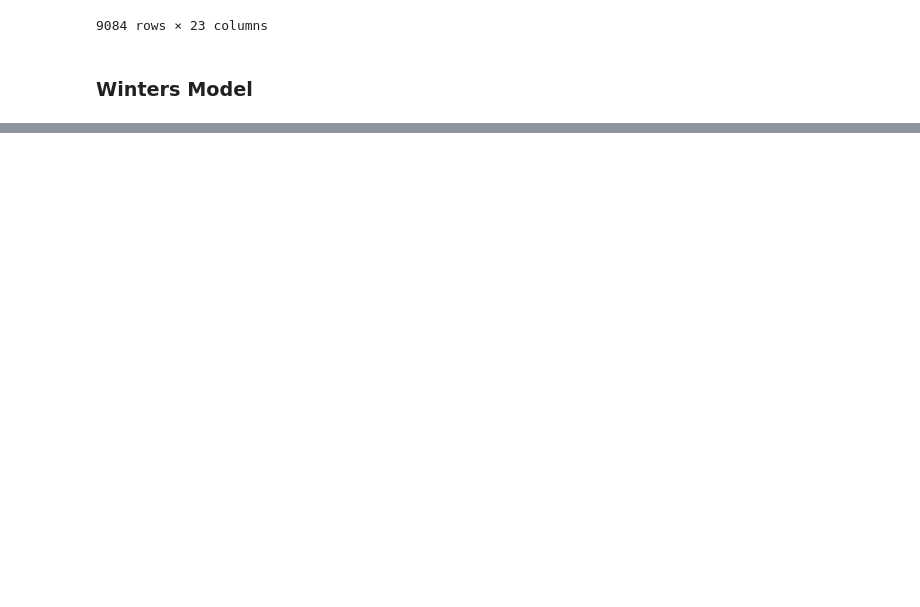
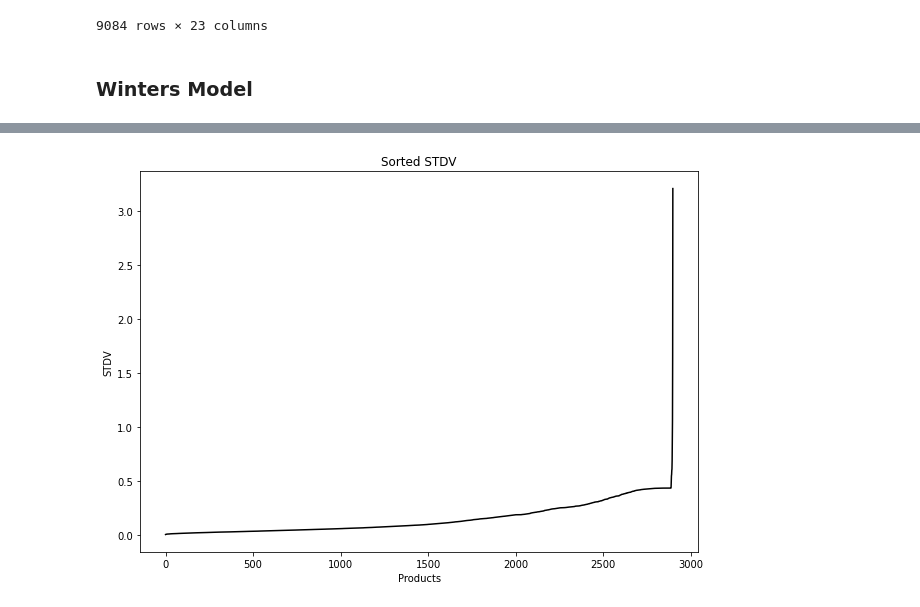
Before and after one commit to omeryefet/SLE, a Jupyter notebook: main.ipynb, the cells around one changed output, grey strips where cells are left out. Cells and saved outputs as stored; diff of their text form; code cells hidden in the pictures; blank space fills up the shorter version.

```diff
--- a/main.ipynb
+++ b/main.ipynb
@@ -254,0 +183,20 @@ Freq: A-DEC, dtype: int64
+# %%
+# Load the data set
+seasonality = pd.read_csv('seasonality_4.csv')
+# Normalize the seasonaluty values (sum up to  1)
+seasonality.iloc[:,1:5] = seasonality.iloc[:,1:5].apply(lambda row: row/np.sum(row,axis=0), axis=1)
+# Add 'STDV' column (stdv of seasonality values)
+seasonality['STDV'] = np.std(seasonality.iloc[:,1:5].to_numpy(),axis=1)
+seasonality.sort_values(by=['STDV'],inplace=True)
+# Normalize the trend values
+# from sklearn.preprocessing import StandardScaler
+# for column in seasonality.columns:
+#   if column == 'trend':
+#     scale= StandardScaler()
+#     seasonality[column] = scale.fit_transform(seasonality[column].to_numpy().reshape(-1, 1))
+# Reset indexes
+seasonality.reset_index(inplace=True)
+# Display every 100th index
+idxes_list = list(seasonality.index)[0::200]
+seasonality_partly = seasonality[seasonality.index.isin(idxes_list)]
+seasonality_partly
@@ -254,0 +243,13 @@ Freq: A-DEC, dtype: int64
+# %%
+def plot_STDV(seasonality):
+  data = seasonality.iloc[:2898,:]['STDV'].to_numpy().reshape(-1)
+  index = np.arange(len(data))
+  aust = pd.Series(data, index)
+  ax = aust.plot(figsize=(10, 7),color="black",title=f'Sorted STDV')
+  ax.set_ylabel("STDV")
+  ax.set_xlabel("Products")
+  # path = f'{sku_id}.png'
+  # plt.savefig(path)
+plot_STDV(seasonality)
+# %% [output]
+[figure, added]
```
Also changed, not shown: parts of 24 cells of this notebook, 2 other files.
